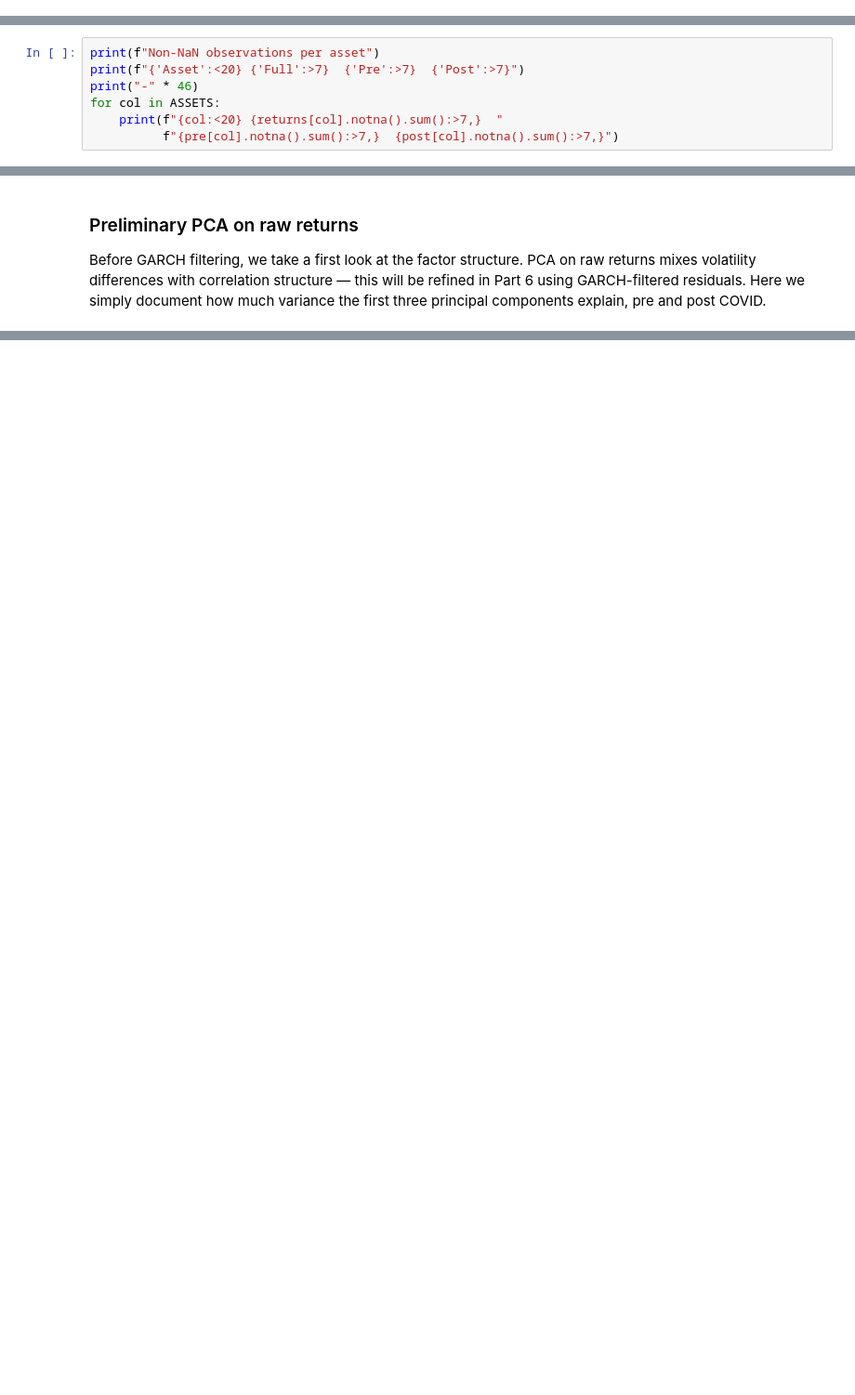
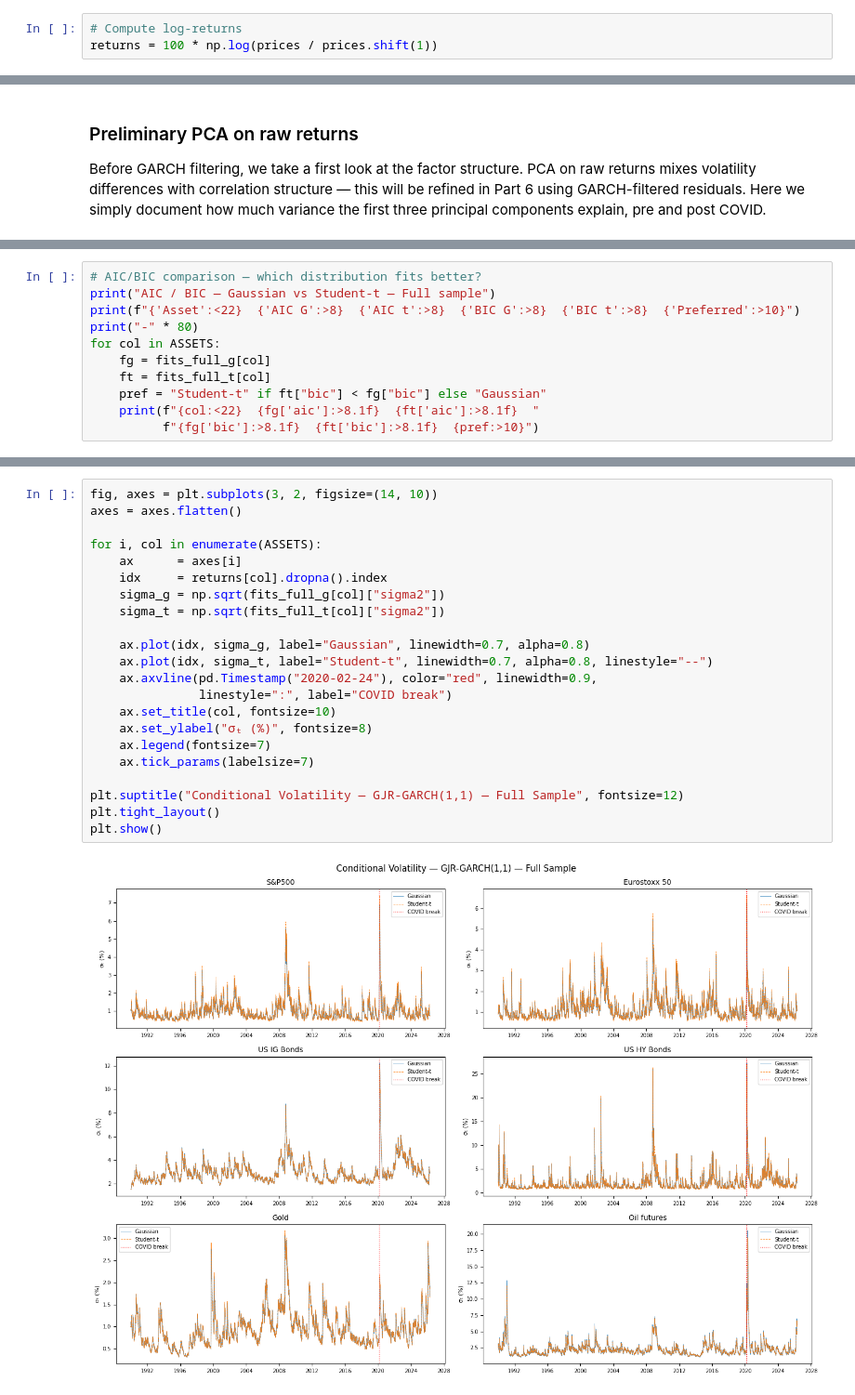
Before and after one commit to Altankaragulle/Emif_Risk_Structure_Covid, a Jupyter notebook: Notebook_Project_2.ipynb, the cells around one changed output, grey strips where cells are left out. Shown at 93% size. Drawn from its saved outputs; the diff is of its cells as text; blank space fills up the shorter version.

```diff
--- a/Notebook_Project_2.ipynb
+++ b/Notebook_Project_2.ipynb
@@ -59,3 +85,6 @@ for col in ASSETS:
 ### Log-returns and sample split
 
 The COVID breakpoint is set at **24 February 2020** — the start of the first major equity sell-off week (S&P 500 −11% over the following 10 trading days). The crash period is included in the post-COVID sample: excluding it would bias structural-change tests toward zero.
+# %%
+# Compute log-returns
+returns = 100 * np.log(prices / prices.shift(1))
@@ -112,10 +161,3 @@ The sup-Wald test identifies **23 March 2020** as the structural break date —
-# %%
-print(f"Non-NaN observations per asset")
-print(f"{'Asset':<20} {'Full':>7}  {'Pre':>7}  {'Post':>7}")
-print("-" * 46)
-for col in ASSETS:
-    print(f"{col:<20} {returns[col].notna().sum():>7,}  "
-          f"{pre[col].notna().sum():>7,}  {post[col].notna().sum():>7,}")
 # %% [markdown]
 ## Part 2 — Stylized facts and pre/post comparison
 
@@ -588,0 +672,11 @@ diag_full = pd.concat(diag_full, ignore_index=True)
+# %%
+# AIC/BIC comparison — which distribution fits better?
+print("AIC / BIC — Gaussian vs Student-t — Full sample")
+print(f"{'Asset':<22}  {'AIC G':>8}  {'AIC t':>8}  {'BIC G':>8}  {'BIC t':>8}  {'Preferred':>10}")
+print("-" * 80)
+for col in ASSETS:
+    fg = fits_full_g[col]
+    ft = fits_full_t[col]
+    pref = "Student-t" if ft["bic"] < fg["bic"] else "Gaussian"
+    print(f"{col:<22}  {fg['aic']:>8.1f}  {ft['aic']:>8.1f}  "
+          f"{fg['bic']:>8.1f}  {ft['bic']:>8.1f}  {pref:>10}")
@@ -588,0 +693,24 @@ diag_full = pd.concat(diag_full, ignore_index=True)
+# %%
+fig, axes = plt.subplots(3, 2, figsize=(14, 10))
+axes = axes.flatten()
+
+for i, col in enumerate(ASSETS):
+    ax      = axes[i]
+    idx     = returns[col].dropna().index
+    sigma_g = np.sqrt(fits_full_g[col]["sigma2"])
+    sigma_t = np.sqrt(fits_full_t[col]["sigma2"])
+
+    ax.plot(idx, sigma_g, label="Gaussian", linewidth=0.7, alpha=0.8)
+    ax.plot(idx, sigma_t, label="Student-t", linewidth=0.7, alpha=0.8, linestyle="--")
+    ax.axvline(pd.Timestamp("2020-02-24"), color="red", linewidth=0.9,
+               linestyle=":", label="COVID break")
+    ax.set_title(col, fontsize=10)
+    ax.set_ylabel("σₜ (%)", fontsize=8)
+    ax.legend(fontsize=7)
+    ax.tick_params(labelsize=7)
+
+plt.suptitle("Conditional Volatility — GJR-GARCH(1,1) — Full Sample", fontsize=12)
+plt.tight_layout()
+plt.show()
+# %% [output]
+[figure, added]
```
Also changed, not shown: parts of 67 cells of this notebook, 5 other files.
